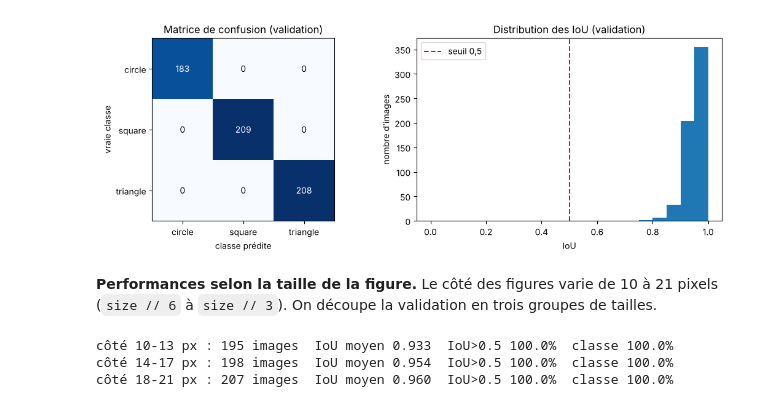
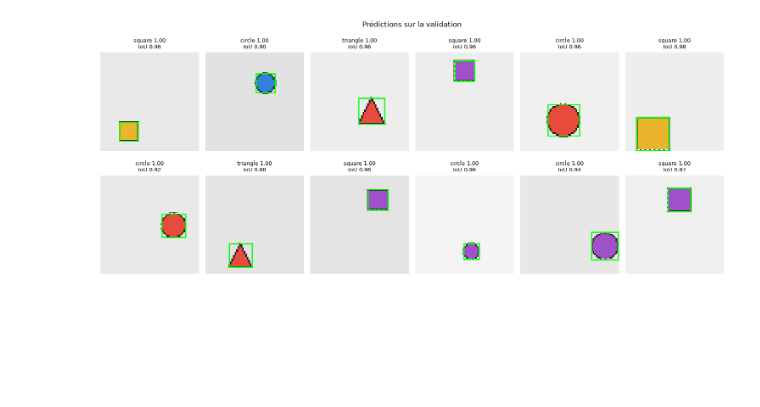
Before and after one commit to LuccasRN/NNR, a Jupyter notebook: sujet_tensorboard/notebooks/mini_projet_option_B.ipynb, the cells around one changed output. Saved outputs shown, nothing was run; the diff lists cells and outputs as text; code cells hidden in the pictures; blank space fills up the shorter version.

```diff
--- a/sujet_tensorboard/notebooks/mini_projet_option_B.ipynb
+++ b/sujet_tensorboard/notebooks/mini_projet_option_B.ipynb
@@ -376,49 +570,35 @@ IoU > 0,5 et bonne classe : 100.0%
 # %%
-fig, axes = plt.subplots(1, 2, figsize=(11, 4))
-# --- matrice de confusion ---
-axes[0].imshow(confusion, cmap="Blues")                          # couleur proportionnelle au nombre d'images
-for i in range(NUM_CLASSES):
-    for j in range(NUM_CLASSES):
-        dark = confusion[i, j] > confusion.max() / 2                     # case foncée -> texte blanc pour rester lisible
-        axes[0].text(j, i, int(confusion[i, j]), ha="center", va="center", color="white" if dark else "black")
-axes[0].set_xticks(range(NUM_CLASSES), CLASSES)
-axes[0].set_yticks(range(NUM_CLASSES), CLASSES)
-axes[0].set_xlabel("classe prédite")
-axes[0].set_ylabel("vraie classe")
-axes[0].set_title("Matrice de confusion (validation)")
-# --- histogramme des IoU ---
-axes[1].hist(metrics["ious"].numpy(), bins=20, range=(0, 1))    # répartition des IoU en 20 intervalles
-axes[1].axvline(0.5, color="red", linestyle="--", label="seuil 0,5")
-axes[1].set_xlabel("IoU")
-axes[1].set_ylabel("nombre d'images")
-axes[1].set_title("Distribution des IoU (validation)")
-axes[1].legend()
-fig.tight_layout()
-fig.savefig(FIG_DIR / "confusion_iou.png", dpi=150)
-plt.show()
+def show_predictions(model, dataset, indices, title, path=None, tag=None):  # dibuja las imágenes 'indices' con la caja predicha y la real
+    model.eval()                                                   # modo evaluación
+    fig, axes = plt.subplots(2, len(indices) // 2, figsize=(2.6 * len(indices) // 2, 6.6))  # 2 filas; la mitad de las imágenes en cada fila
+    for ax, i in zip(axes.flat, indices):                          # axes.flat recorre las sub-gráficas una a una; i = número de imagen
+        image, target = dataset[i]                                 # imagen (3, 64, 64) y objetivo (6, 8, 8)
+        with torch.no_grad():                                      # sin gradientes
+            logits = model(image[None])[0]                         # image[None] añade un eje: (3,64,64) -> (1,3,64,64) porque la red espera un lote; [0] quita ese eje de la salida
+        box, score, class_id, class_prob = predict(logits, MODEL_SIZE)  # predict() de detector_multiclass.py: caja [x1,y1,x2,y2], confianza de objeto, clase y su probabilidad
+        # Reconstruimos la caja real a partir del objetivo (el inverso de code())
+        row, col = divmod(int(target[0].argmax()), GRID)           # celda con objeto (fila, columna)
+        _, dx, dy, w, h, true_class = target[:, row, col].tolist() # sus 6 valores ("_" = el 1 de objectness, no lo necesitamos)
+        tcx, tcy, tw, th = (col + dx) * STRIDE, (row + dy) * STRIDE, w * MODEL_SIZE, h * MODEL_SIZE  # centro y tamaño en píxeles
+        truth = torch.tensor([tcx - tw / 2, tcy - th / 2, tcx + tw / 2, tcy + th / 2])  # centro/tamaño -> esquinas [x1, y1, x2, y2]
+        good = class_id == int(true_class)                         # True si la forma predicha es la correcta
+        ax.imshow(image.permute(1, 2, 0))                          # matplotlib quiere (alto, ancho, canales): (3,64,64) -> (64,64,3)
+        x1, y1, x2, y2 = truth.tolist()                            # esquinas de la caja real
+        ax.add_patch(plt.Rectangle((x1, y1), x2 - x1, y2 - y1, fill=False, color="white", ls="--", lw=1.5))  # rectángulo: esquina, ancho, alto; blanco discontinuo
+        x1, y1, x2, y2 = box.tolist()                              # esquinas de la caja predicha
+        ax.add_patch(plt.Rectangle((x1, y1), x2 - x1, y2 - y1, fill=False,  # rectángulo de la caja predicha (esquina, ancho, alto, sin relleno)...
+                                   color="lime" if good else "red", lw=2))  # verde si la forma es correcta, rojo si no
+        ax.set_title(f"{CLASSES[class_id]} {class_prob:.2f}\nIoU {float(iou(box, truth[None])[0]):.2f}", fontsize=9)  # forma + probabilidad, salto de línea (\n), IoU; iou() del TP espera (4,) y (N,4): truth[None] = (1,4)
+        ax.axis("off")                                             # sin ejes
+    fig.suptitle(title)                                            # título general
+    fig.tight_layout()                                             # ajusta espacios
+    if path is not None:                                           # si se dio una ruta...
+        fig.savefig(path, dpi=150)                                 # ...se guarda la figura
+    if tag is not None:                                            # si se dio un nombre para TensorBoard...
+        writer.add_figure(tag, fig, close=False)                   # ...se envía a la pestaña IMAGES
+    plt.show()                                                     # se muestra aquí
+
+show_predictions(model, val_set, list(range(12)), "Prédictions sur la validation",  # las 12 primeras imágenes de validación
+                 FIG_DIR / "predictions.png", tag="Evaluation/predictions")         # guardadas en disco y en TensorBoard
 # %% [output]
-[figure, old version]
+[figure, new version]
-# %% [markdown]
-**Performances selon la taille de la figure.** Le côté des figures varie de 10 à 21 pixels
-(`size // 6` à `size // 3`). On découpe la validation en trois groupes de tailles.
-# %%
-sides = []                                                         # côté (en pixels) de chaque figure de validation
-for target in val_set.tensors[1]:
-    flat = target.reshape(6, -1)                                   # (6, 64) : une colonne par cellule
-    sides.append(float(flat[3, flat[0].argmax()]) * MODEL_SIZE)    # w/N de la cellule positive -> pixels
-sides = torch.tensor(sides)
-model.eval()
-with torch.no_grad():
-    val_logits = model(val_set.tensors[0])                         # sorties pour toute la validation
-pred_cls = torch.tensor([predict(l, MODEL_SIZE)[2] for l in val_logits])  # classe prédite par image
-true_cls = torch.tensor([int(t[5].flatten()[t[0].flatten().argmax()]) for t in val_set.tensors[1]])
-for low, high in ((10, 13), (14, 17), (18, 21)):                   # trois intervalles de côtés
-    group = (sides >= low) & (sides <= high)                       # masque booléen des images du groupe
-    print(f"côté {low:2d}-{high:2d} px : {int(group.sum()):3d} images  "
-          f"IoU moyen {metrics['ious'][group].mean():.3f}  "
-          f"IoU>0.5 {(metrics['ious'][group] > 0.5).float().mean():.1%}  "
-          f"classe {(pred_cls[group] == true_cls[group]).float().mean():.1%}")
-# %% [output]
-côté 10-13 px : 195 images  IoU moyen 0.933  IoU>0.5 100.0%  classe 100.0%
-côté 14-17 px : 198 images  IoU moyen 0.954  IoU>0.5 100.0%  classe 100.0%
-côté 18-21 px : 207 images  IoU moyen 0.960  IoU>0.5 100.0%  classe 100.0%
```
Also changed, not shown: parts of 63 cells of this notebook, 17 other files.
